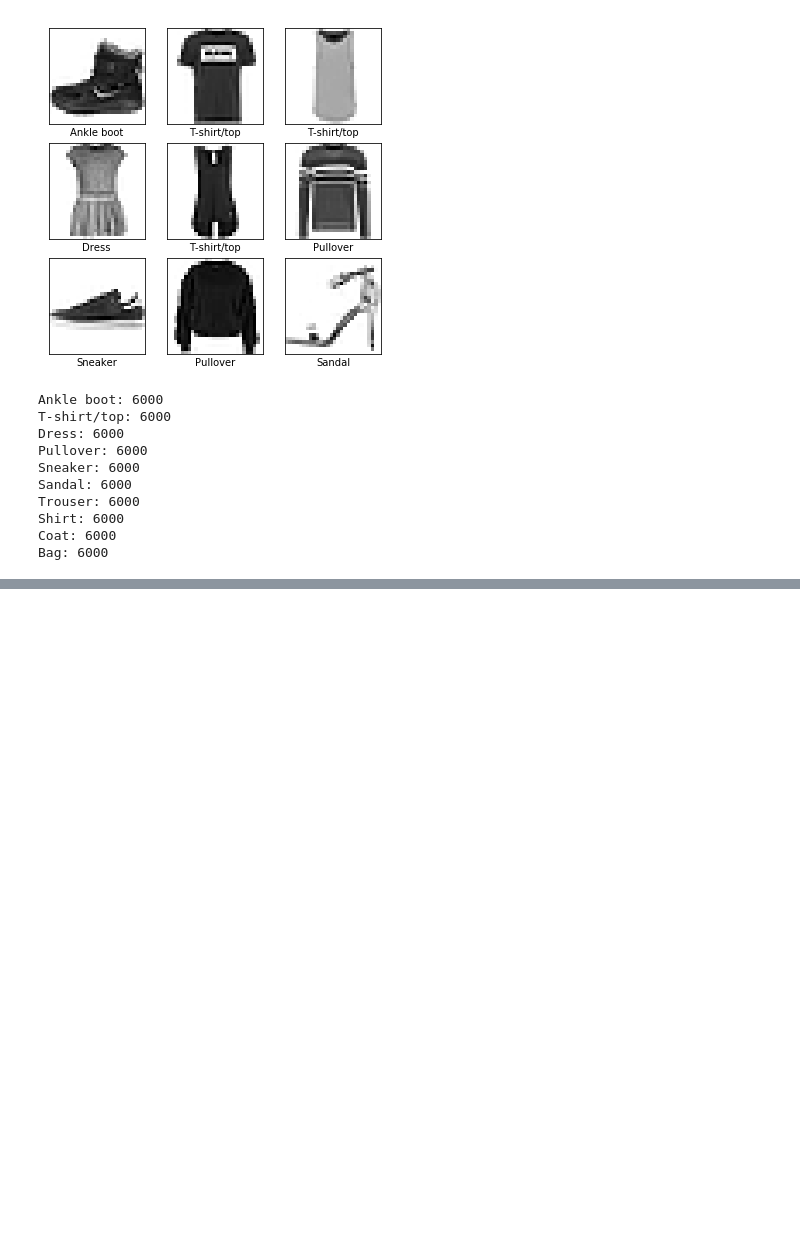
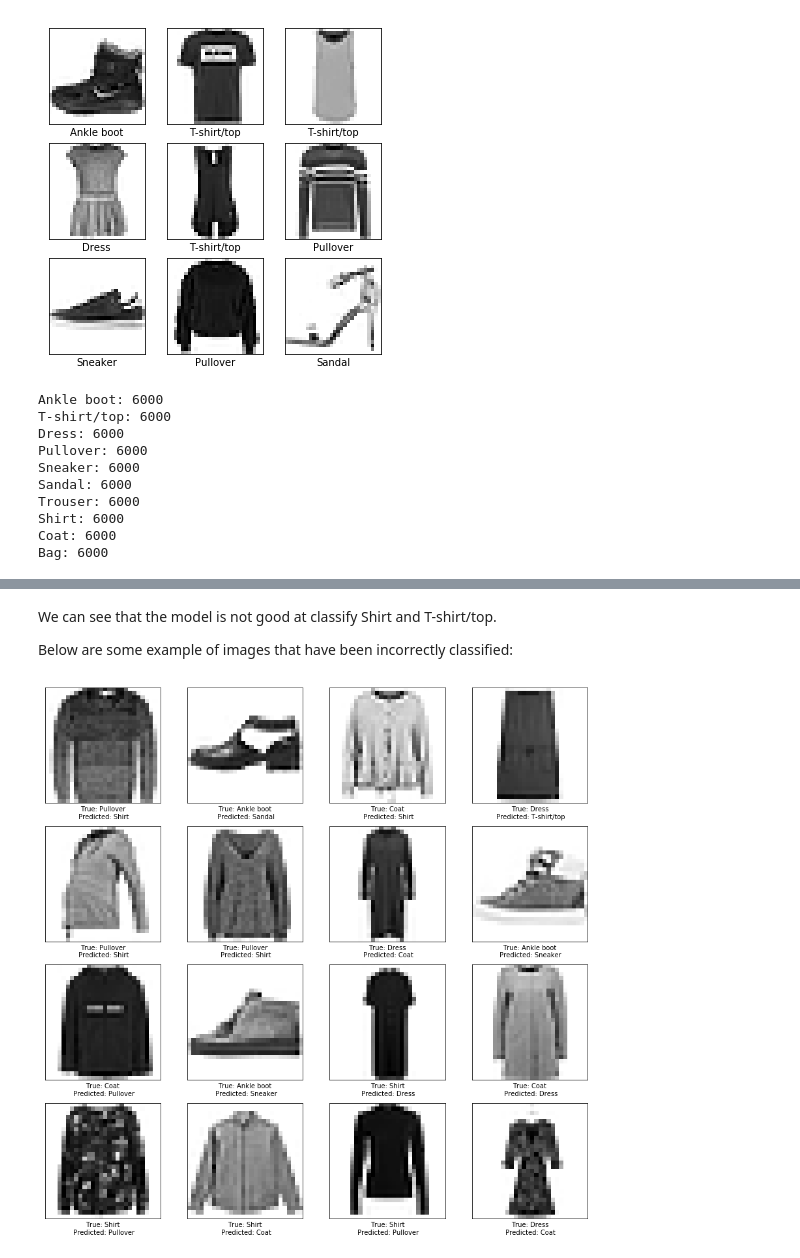
Before and after one commit to MengqinGong/DreamTraveler, a Jupyter notebook: Capstone_Project_2/Capstone_Project_2.ipynb, the cells around one changed output, grey strips where cells are left out. Cells and saved outputs as stored; diff of their text form; code cells hidden in the pictures; blank space fills up the shorter version.

```diff
--- a/Capstone_Project_2/Capstone_Project_2.ipynb
+++ b/Capstone_Project_2/Capstone_Project_2.ipynb
@@ -58,0 +540,6 @@ x_test_scaled = x_test / 255.0
+# %%
+cnn2.fit(X_train_sub,
+         y_train_sub,
+         batch_size=64,
+         epochs=15,
+         validation_data=(X_val, y_val))
@@ -58,0 +595,6 @@ x_test_scaled = x_test / 255.0
+# %%
+cnn3.fit(X_train_sub,
+         y_train_sub,
+         batch_size=64,
+         epochs=15,
+         validation_data=(X_val, y_val))
@@ -58,0 +654,6 @@ x_test_scaled = x_test / 255.0
+# %%
+cnn3_1.fit(X_train_sub,
+         y_train_sub,
+         batch_size=64,
+         epochs=15,
+         validation_data=(X_val, y_val))
@@ -58,0 +690,11 @@ x_test_scaled = x_test / 255.0
+# %%
+# assign cnn_3_1 to best_model
+
+best_model = cnn3_1
+
+# get the predictions for the test data
+predicted_classes = best_model.predict_classes(X_test_reshaped)
+
+# get the indices to be plotted
+correct = np.nonzero(predicted_classes==y_test)[0]
+incorrect = np.nonzero(predicted_classes!=y_test)[0]
@@ -58,0 +743,17 @@ x_test_scaled = x_test / 255.0
+# %% [markdown]
+We can see that the model is not good at classify Shirt and T-shirt/top.
+
+Below are some example of images that have been incorrectly classified:
+# %%
+plt.figure(figsize=(15,15))
+for i in range(16):
+    plt.subplot(4,4,i+1)
+    plt.xticks([])
+    plt.yticks([])
+    plt.grid(False)
+    plt.imshow(x_test[incorrect[i]], cmap=plt.cm.binary)
+    plt.xlabel('True: {}\n Predicted: {}'
+               .format(label_names[y_test[incorrect[i]]], label_names[predicted_classes[incorrect[i]]]))
+plt.show()
+# %% [output]
+[figure, added]
```
Also changed, not shown: parts of 56 cells of this notebook, 4 other files.
